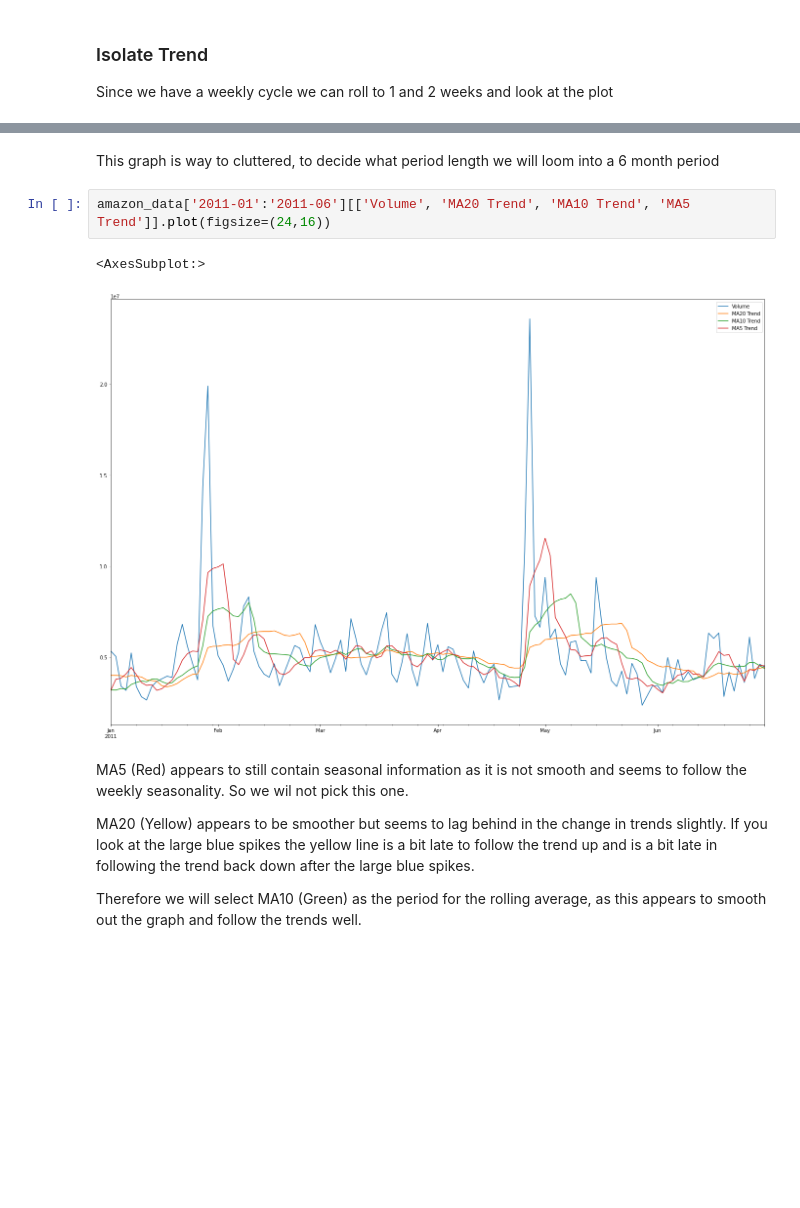
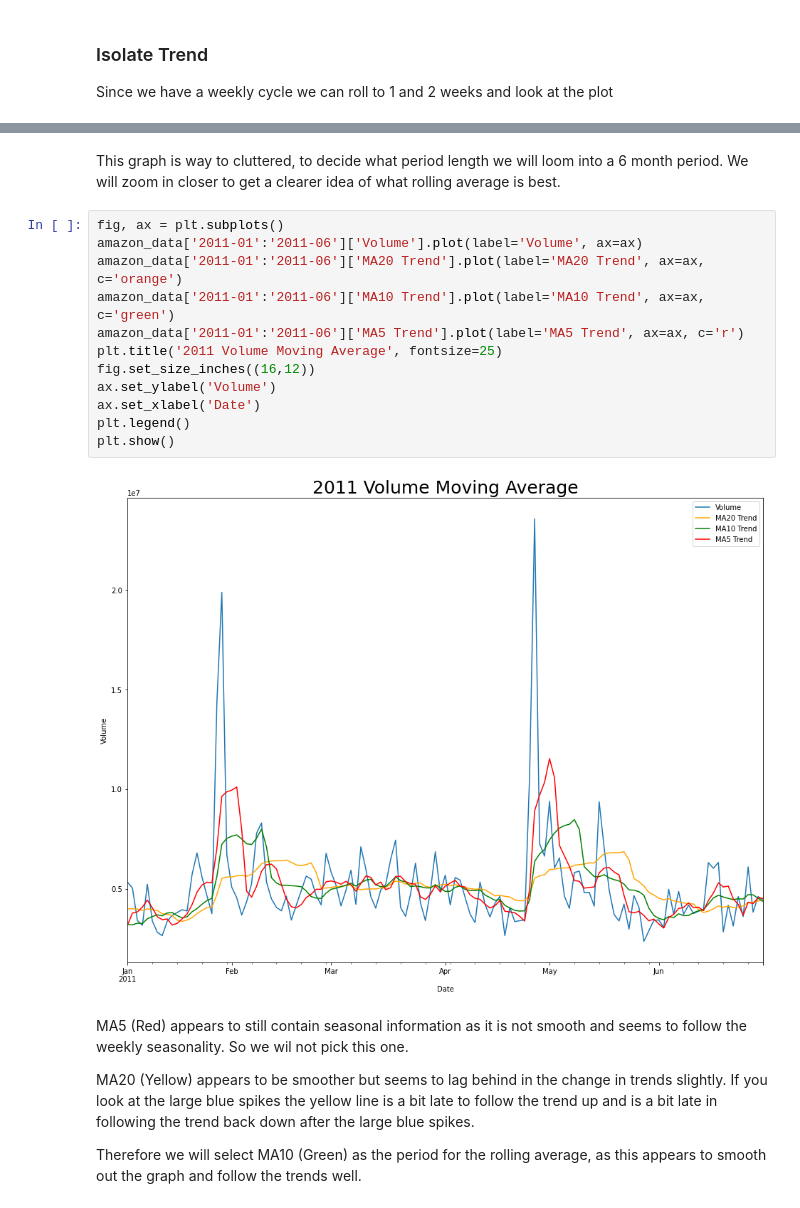
Before and after one commit to JamieKats/data2001-a3, a Jupyter notebook: DATA2001-A3-s4674720.ipynb, the cells around one changed output, grey strips where cells are left out. Saved outputs shown, nothing was run; the diff lists cells and outputs as text; blank space fills up the shorter version.

```diff
--- a/DATA2001-A3-s4674720.ipynb
+++ b/DATA2001-A3-s4674720.ipynb
@@ -609,10 +605,19 @@ plt.show()
 # %% [markdown]
-This graph is way to cluttered, to decide what period length we will loom into a 6 month period
+This graph is way to cluttered, to decide what period length we will loom into a 6 month period. We will zoom in closer to get a clearer idea of what rolling average is best.
 # %%
-amazon_data['2011-01':'2011-06'][['Volume', 'MA20 Trend', 'MA10 Trend', 'MA5 Trend']].plot(figsize=(24,16))
+fig, ax = plt.subplots()
+amazon_data['2011-01':'2011-06']['Volume'].plot(label='Volume', ax=ax)
+amazon_data['2011-01':'2011-06']['MA20 Trend'].plot(label='MA20 Trend', ax=ax, c='orange')
+amazon_data['2011-01':'2011-06']['MA10 Trend'].plot(label='MA10 Trend', ax=ax, c='green')
+amazon_data['2011-01':'2011-06']['MA5 Trend'].plot(label='MA5 Trend', ax=ax, c='r')
+plt.title('2011 Volume Moving Average', fontsize=25)
+fig.set_size_inches((16,12))
+ax.set_ylabel('Volume')
+ax.set_xlabel('Date')
+plt.legend()
+plt.show()
 # %% [output]
-<AxesSubplot:>
-[figure, old version]
+[figure, new version]
 # %% [markdown]
 MA5 (Red) appears to still contain seasonal information as it is not smooth and seems to follow the weekly seasonality. So we wil not pick this one.
 
```
Also changed, not shown: parts of 55 cells of this notebook.
